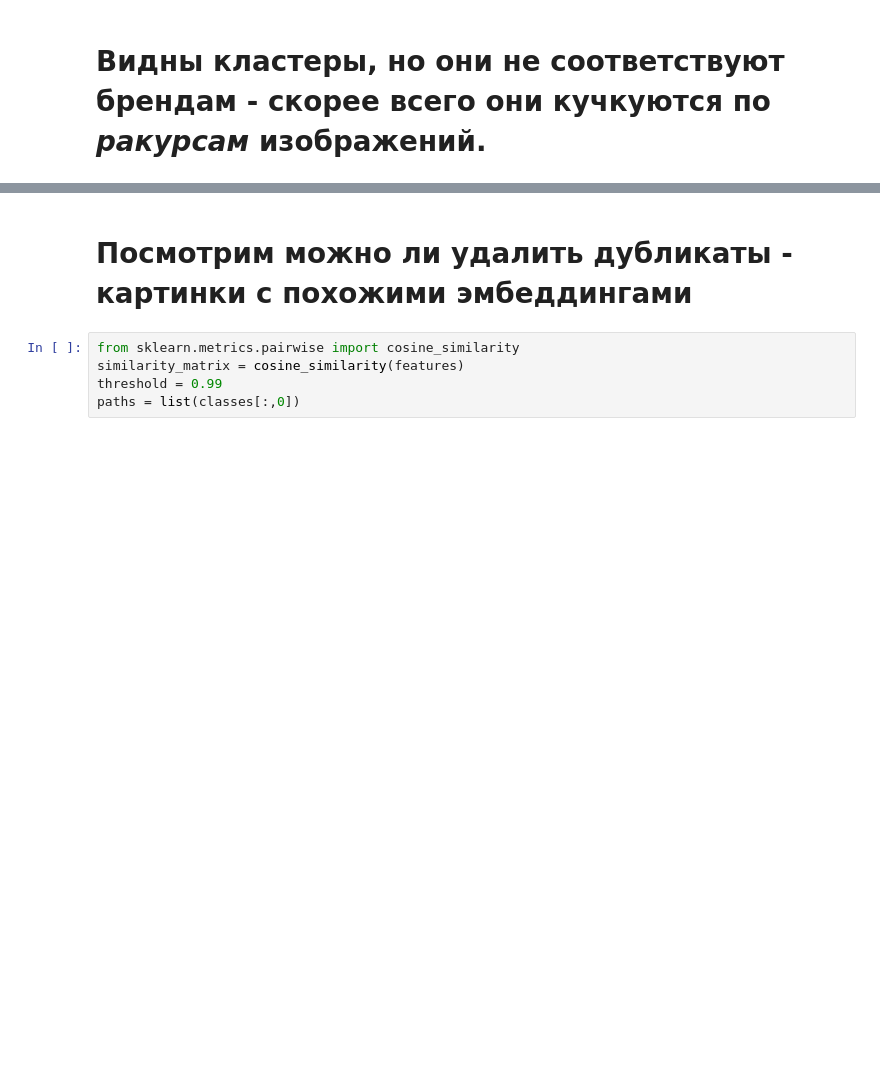
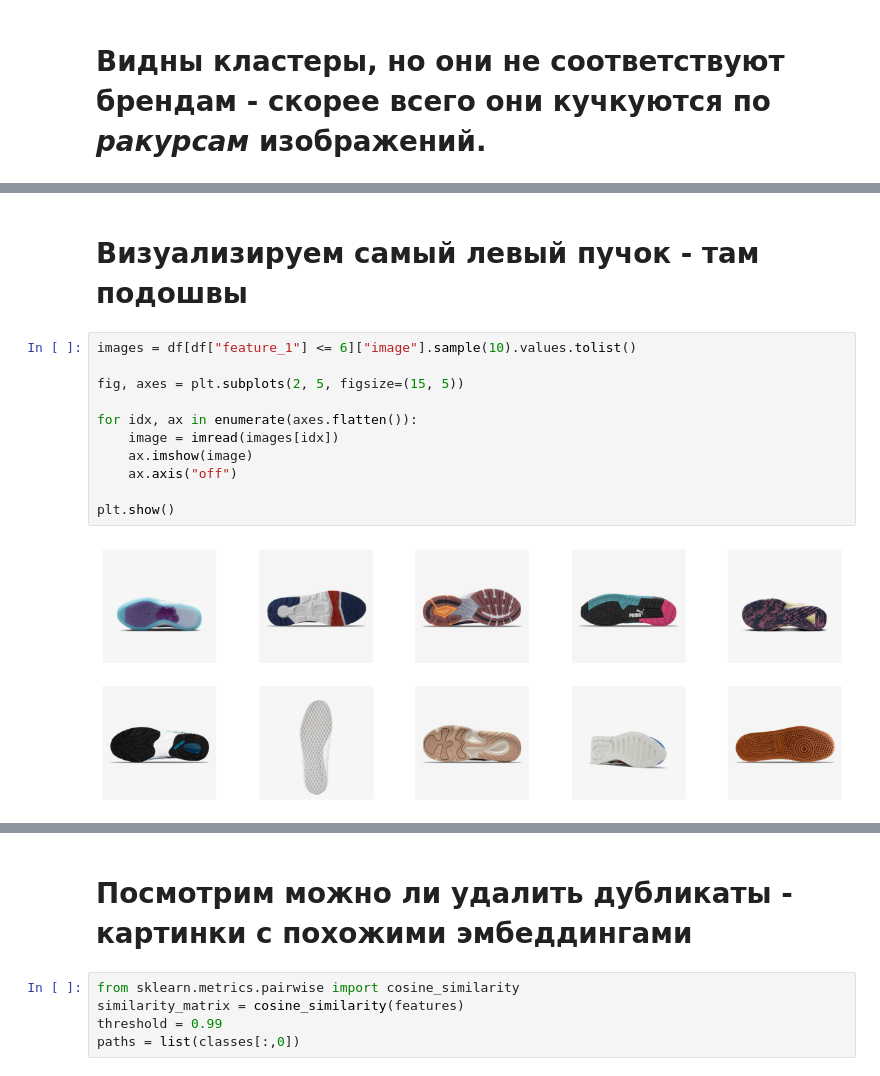
Before and after one commit to miem-refugees/sneakers-ml, a Jupyter notebook: notebooks/eda/resnet-embedding-eda.ipynb, the cells around one changed output, grey strips where cells are left out. Drawn from its saved outputs; the diff is of its cells as text; blank space fills up the shorter version.

```diff
--- a/notebooks/eda/resnet-embedding-eda.ipynb
+++ b/notebooks/eda/resnet-embedding-eda.ipynb
@@ -62,0 +79,15 @@ sns.relplot(data=df, x="feature_1", y="feature_2", hue="class_name", aspect=2)
+# %% [markdown]
+# Визуализируем самый левый пучок - там подошвы
+# %%
+images = df[df["feature_1"] <= 6]["image"].sample(10).values.tolist()
+
+fig, axes = plt.subplots(2, 5, figsize=(15, 5))
+
+for idx, ax in enumerate(axes.flatten()):
+    image = imread(images[idx])
+    ax.imshow(image)
+    ax.axis("off")
+
+plt.show()
+# %% [output]
+[figure, added]
```
Also changed, not shown: parts of 12 cells of this notebook, 1 other file.
